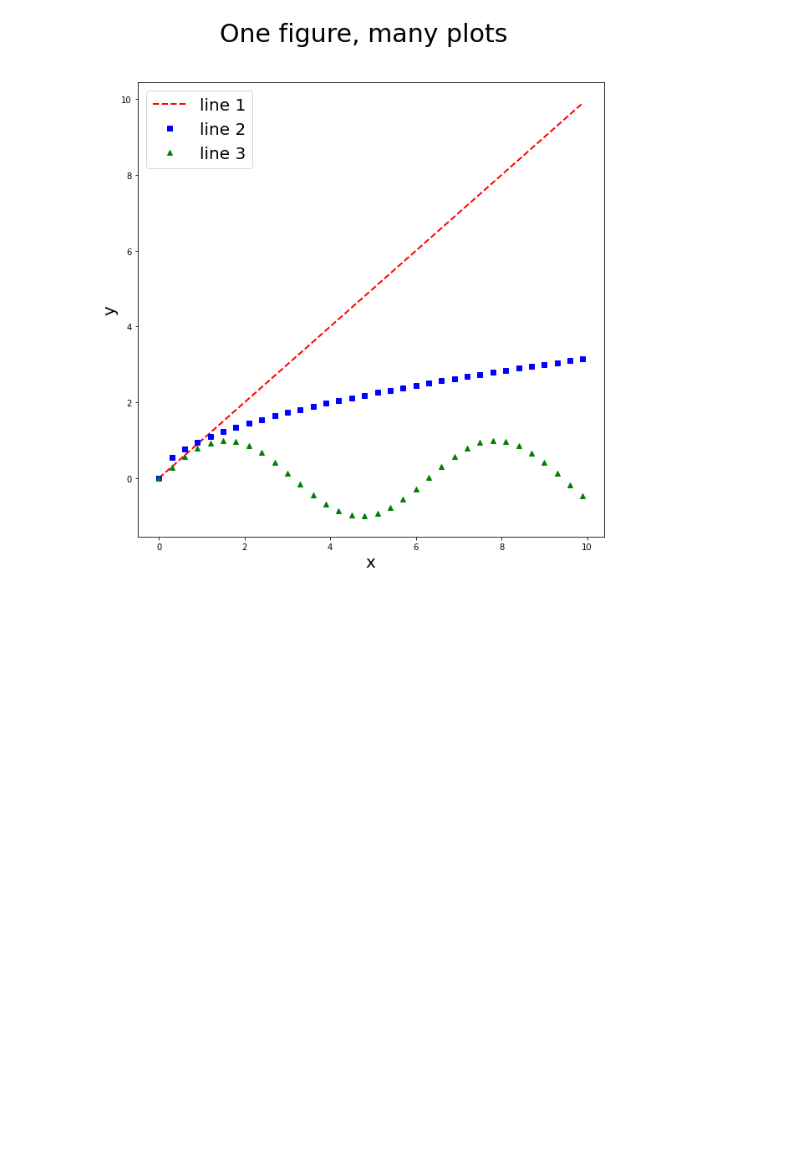
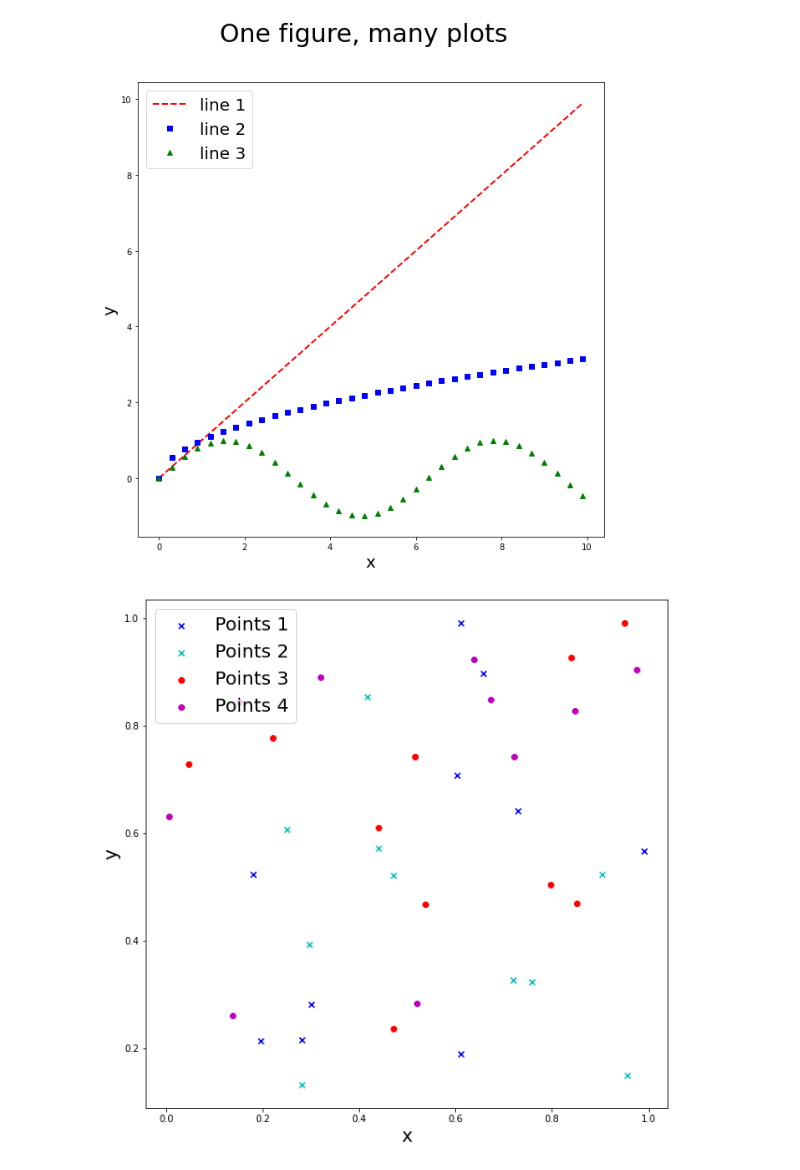
Before and after one commit to frans-johansson/tnm108-ht20, a Jupyter notebook: lab0/Introduction.ipynb, the cells around one changed output. Cells and saved outputs as stored; diff of their text form; code cells hidden in the pictures; blank space fills up the shorter version.

```diff
--- a/lab0/Introduction.ipynb
+++ b/lab0/Introduction.ipynb
@@ -785,3 +785,21 @@ fig.suptitle('One figure, many plots', fontsize=30)
 fig.show()
 # %% [output]
 [figure]
+# %%
+colors = ['b', 'c', 'r', 'm']
+
+fig = plt.figure(figsize=(10, 10))
+ax = fig.add_subplot(111)
+
+p1 = ax.scatter(np.random.random(10), np.random.random(10), marker='x', color=colors[0])
+p2 = ax.scatter(np.random.random(10), np.random.random(10), marker='x', color=colors[1])
+p3 = ax.scatter(np.random.random(10), np.random.random(10), marker='o', color=colors[2])
+p4 = ax.scatter(np.random.random(10), np.random.random(10), marker='o', color=colors[3])
+
+ax.legend((p1, p2, p3, p4), ("Points 1", "Points 2", "Points 3", "Points 4"), fontsize=20)
+ax.set_xlabel('x', fontsize=20)
+ax.set_ylabel('y', fontsize=20)
+
+fig.show()
+# %% [output]
+[figure, added]
```
